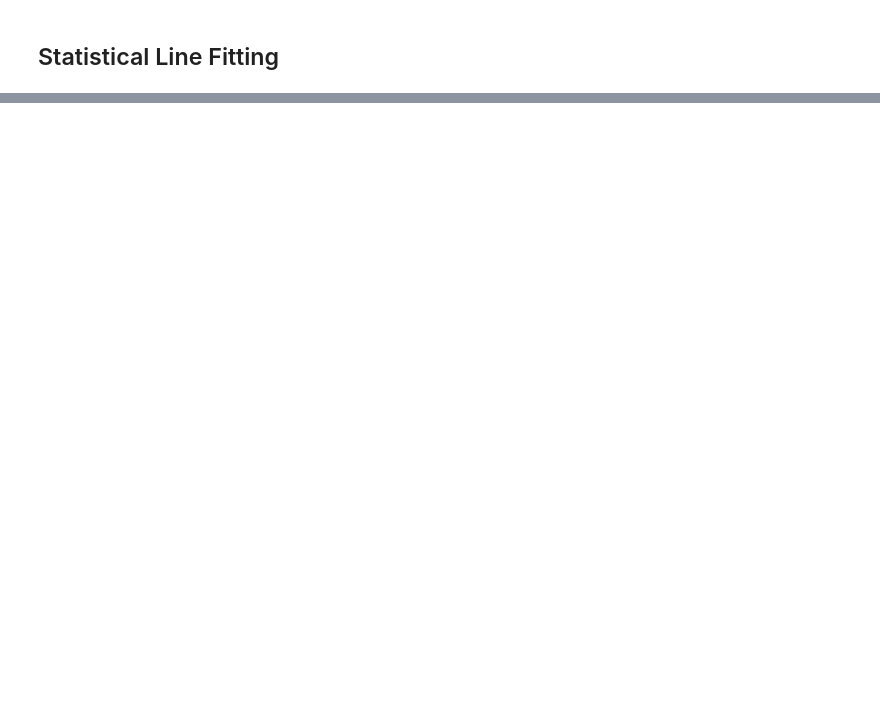
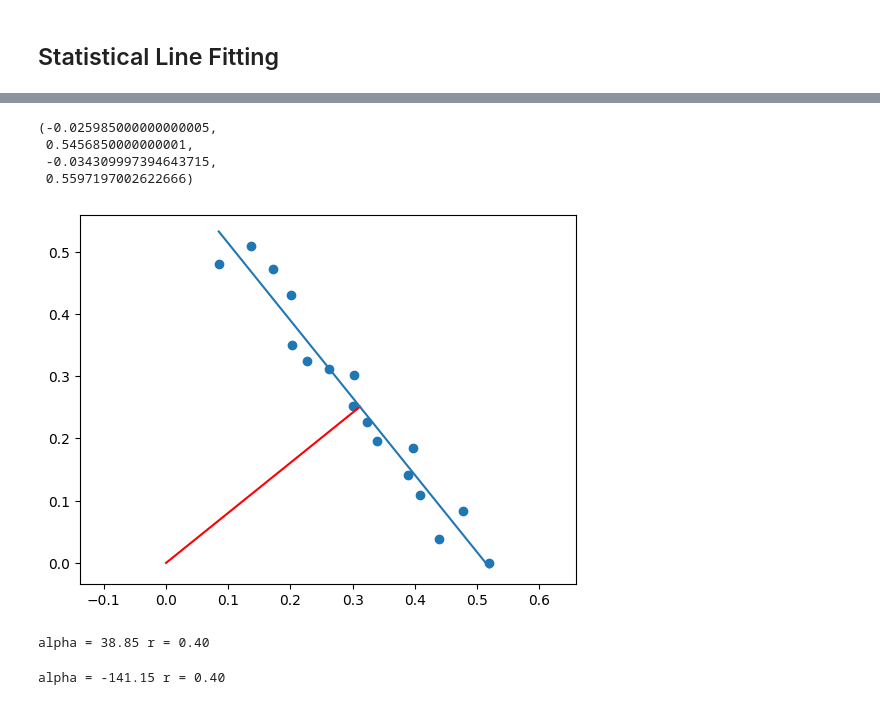
Before and after one commit to hdumcke/lidar-simulator, a Jupyter notebook: jupyternb/3.1-line-fitting.ipynb, the cells around one changed output, grey strips where cells are left out. Cells and saved outputs as stored; diff of their text form; code cells hidden in the pictures; blank space fills up the shorter version.

```diff
--- a/jupyternb/3.1-line-fitting.ipynb
+++ b/jupyternb/3.1-line-fitting.ipynb
@@ -105,0 +144,41 @@ plt.plot (x_lin_reg, y_lin_reg, c = 'r')
+# %%
+# Calculate centroid
+X = np.average(x_cart)
+Y = np.average(y_cart)
+# %%
+# calculate line parameters
+X_d = (np.array(x_cart) - X)
+Y_d = (np.array(y_cart) - Y)
+X_d_2 = X_d * X_d
+m = (X_d * Y_d).sum() / X_d_2.sum()
+b = Y - m * X
+# %%
+# calculate line
+
+line = np.empty((2,2))
+line[0,0] = np.array(x_cart).min()
+line[1,0] = np.array(x_cart).max()
+line[0,1] = m * line[0,0] + b
+line[1,1] = m * line[1,0] + b
+# %%
+# caclulate perpendicular line
+x = -b*m/(m*m+1)
+y = -x/m
+# %%
+fig,ax = plt.subplots()
+plt.plot([0, x], [0, y], c = 'r')
+plt.plot(line[:, 0], line[:, 1])
+plt.scatter (x_cart, y_cart)
+ax.axis('equal')
+# %% [output]
+(-0.025985000000000005,
+ 0.5456850000000001,
+ -0.034309997394643715,
+ 0.5597197002622666)
+[figure, added]
+# %%
+alpha = np.arctan2(y, x)
+r = np.sqrt(x**2 + y**2)
+print("alpha = %.2f r = %.2f" % (np.degrees(alpha), r))
+# %% [output]
+alpha = 38.85 r = 0.40
@@ -105,0 +220,5 @@ plt.plot (x_lin_reg, y_lin_reg, c = 'r')
+# %%
+m, b, alpha, r = fitLine(x_cart, y_cart)
+print("alpha = %.2f r = %.2f" % (np.degrees(alpha), r))
+# %% [output]
+alpha = -141.15 r = 0.40
```
Also changed, not shown: parts of 23 cells of this notebook, 15 other files.
